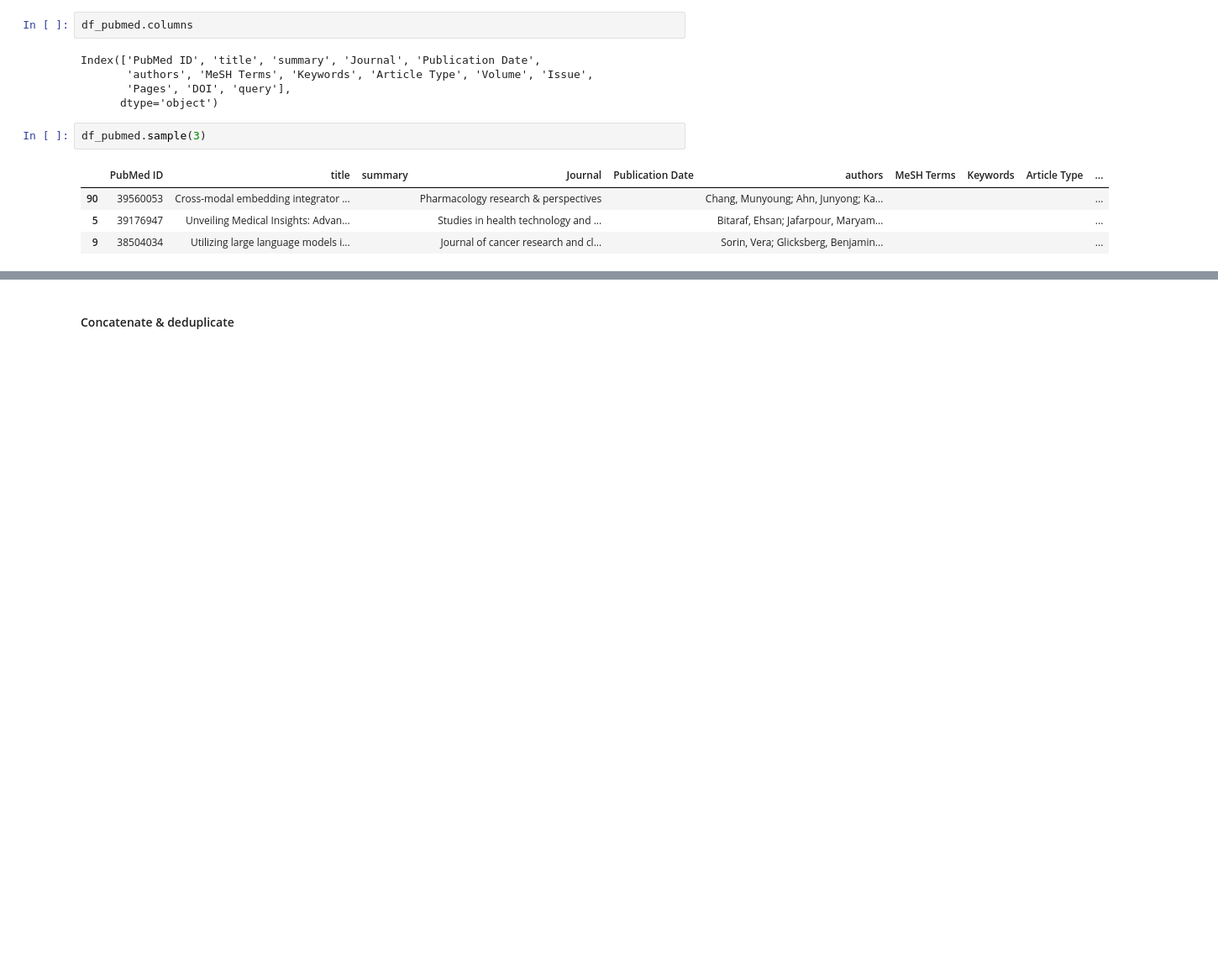
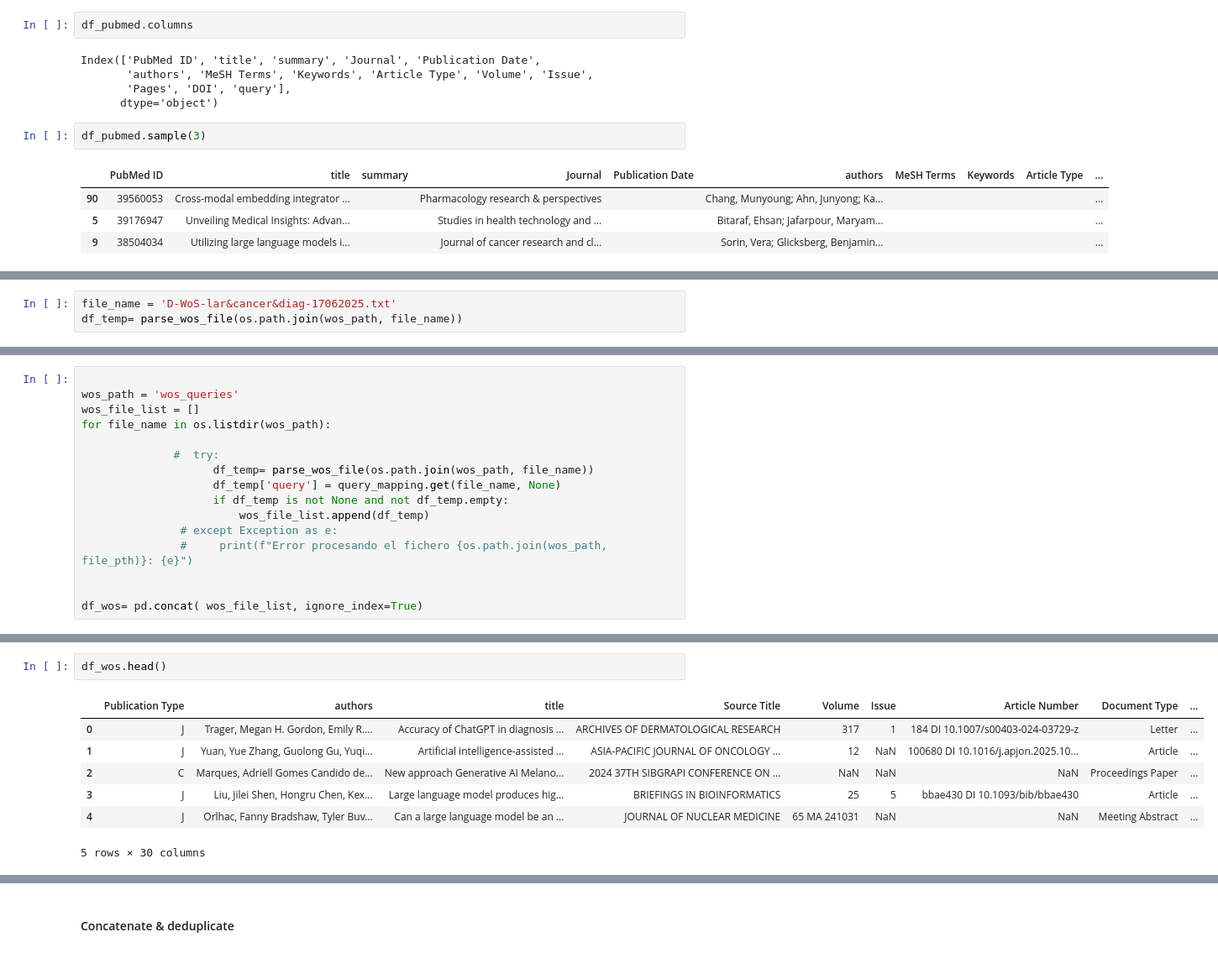
Before and after one commit to phdupmmcp/phase1_soa, a Jupyter notebook: bulk_analysis.ipynb, the cells around one changed output, grey strips where cells are left out. Shown at 84% size. Cells and saved outputs as stored; diff of their text form; blank space fills up the shorter version.

```diff
--- a/bulk_analysis.ipynb
+++ b/bulk_analysis.ipynb
@@ -169,0 +226,3 @@ df_pubmed.sample(3)
+# %%
+file_name = 'D-WoS-lar&cancer&diag-17062025.txt'
+df_temp= parse_wos_file(os.path.join(wos_path, file_name))
@@ -169,0 +249,16 @@ df_pubmed.sample(3)
+# %%
+
+wos_path = 'wos_queries'
+wos_file_list = []
+for file_name in os.listdir(wos_path):
+
+              #  try:
+                    df_temp= parse_wos_file(os.path.join(wos_path, file_name))
+                    df_temp['query'] = query_mapping.get(file_name, None)
+                    if df_temp is not None and not df_temp.empty:
+                        wos_file_list.append(df_temp)
+               # except Exception as e:
+               #     print(f"Error procesando el fichero {os.path.join(wos_path, file_pth)}: {e}")
+
+
+df_wos= pd.concat( wos_file_list, ignore_index=True)
@@ -169,0 +283,10 @@ df_pubmed.sample(3)
+# %%
+df_wos.head()
+# %% [output]
+|  | Publication Type | authors | title | Source Title | Volume | Issue | Article Number | Document Type | ... |
+| 0 | J | Trager, Megan H. Gordon, Emily R.... | Accuracy of ChatGPT in diagnosis ... | ARCHIVES OF DERMATOLOGICAL RESEARCH | 317 | 1 | 184 DI 10.1007/s00403-024-03729-z | Letter | ... |
+| 1 | J | Yuan, Yue Zhang, Guolong Gu, Yuqi... | Artificial intelligence-assisted ... | ASIA-PACIFIC JOURNAL OF ONCOLOGY ... | 12 | NaN | 100680 DI 10.1016/j.apjon.2025.10... | Article | ... |
+| 2 | C | Marques, Adriell Gomes Candido de... | New approach Generative AI Melano... | 2024 37TH SIBGRAPI CONFERENCE ON ... | NaN | NaN | NaN | Proceedings Paper | ... |
+| 3 | J | Liu, Jilei Shen, Hongru Chen, Kex... | Large language model produces hig... | BRIEFINGS IN BIOINFORMATICS | 25 | 5 | bbae430 DI 10.1093/bib/bbae430 | Article | ... |
+| 4 | J | Orlhac, Fanny Bradshaw, Tyler Buv... | Can a large language model be an ... | JOURNAL OF NUCLEAR MEDICINE | 65 MA 241031 | NaN | NaN | Meeting Abstract | ... |
+5 rows × 30 columns
```
Also changed, not shown: parts of 16 cells of this notebook, 53 other files.
